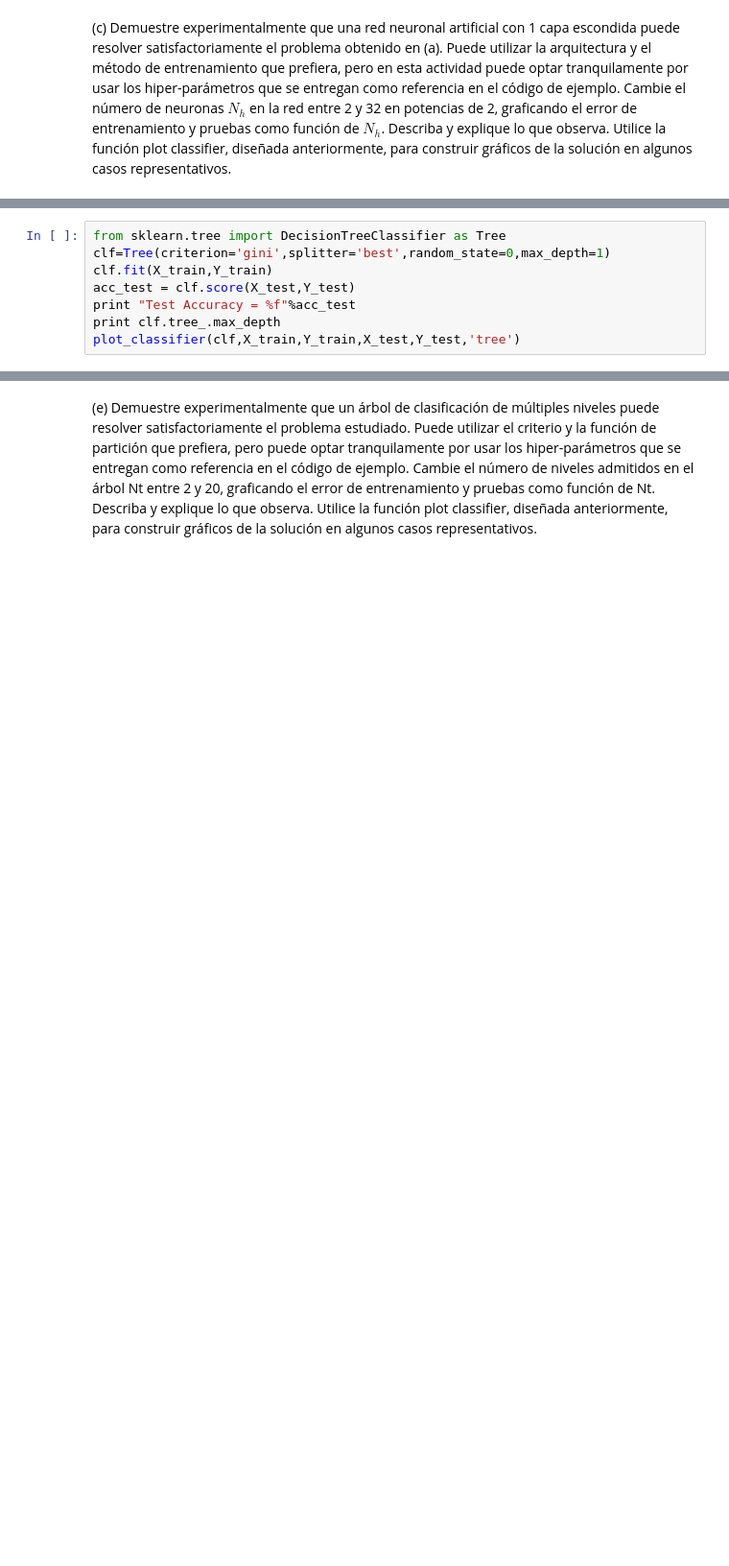
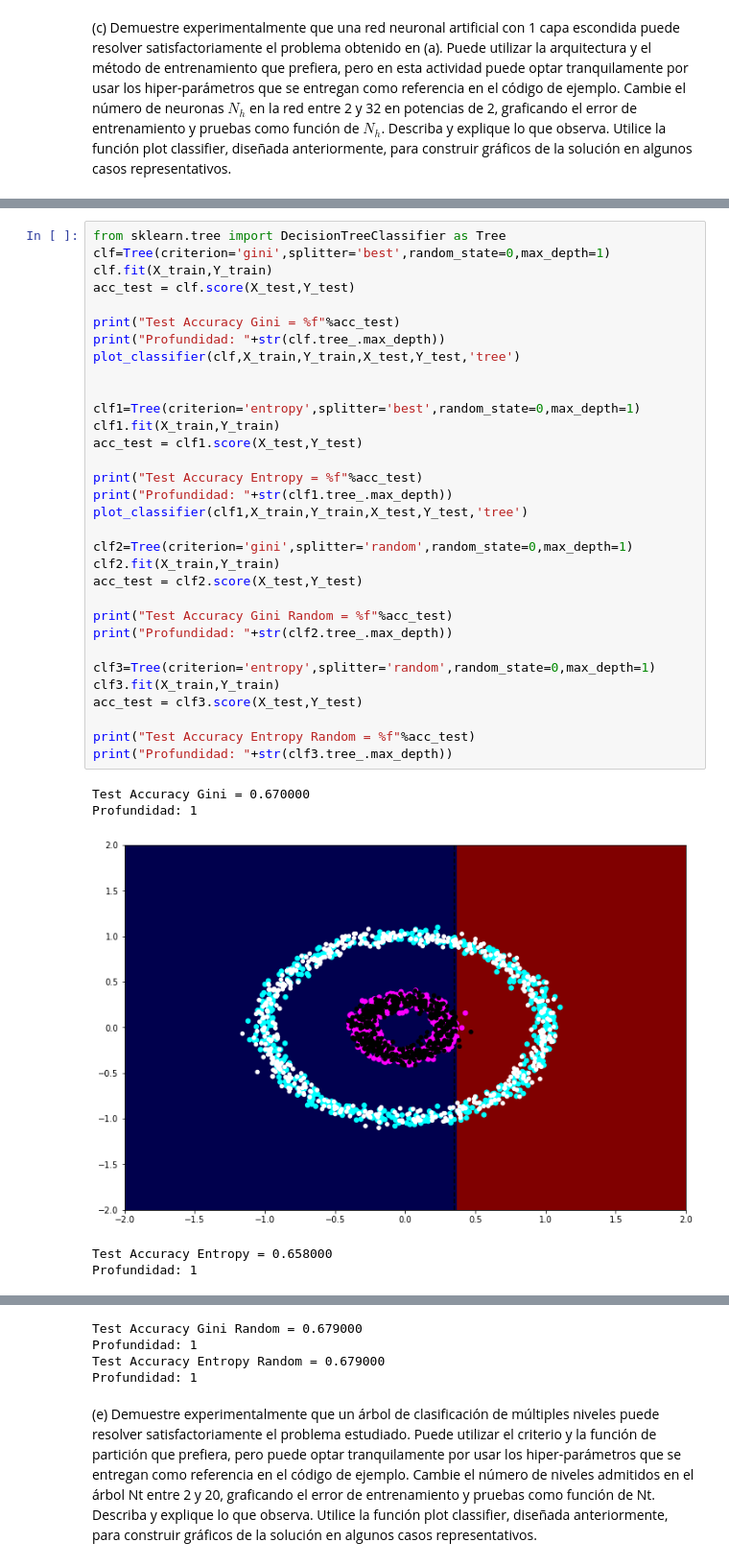
Before and after one commit to AlfredoAlfi/MachineLearning3, a Jupyter notebook: MachineLearning3.ipynb, the cells around one changed output, grey strips where cells are left out. Shown at 96% size. Saved outputs shown, nothing was run; the diff lists cells and outputs as text; blank space fills up the shorter version.

```diff
--- a/MachineLearning3.ipynb
+++ b/MachineLearning3.ipynb
@@ -118,11 +400,41 @@ permitan evaluar el desempeño del modelo en el problema con cada cambio efectua
 la función plot classifier para que represente gráficamente la solución encontrada por el árbol. Describa
 y explique lo que observa, reportando gráficos de la solución sólo para algunos casos representativos.
 </p>
-# %%
-from sklearn.tree import DecisionTreeClassifier as Tree
-clf=Tree(criterion='gini',splitter='best',random_state=0,max_depth=1)
-clf.fit(X_train,Y_train)
-acc_test = clf.score(X_test,Y_test)
-print "Test Accuracy = %f"%acc_test
-print clf.tree_.max_depth
-plot_classifier(clf,X_train,Y_train,X_test,Y_test,'tree')
+# %%
+from sklearn.tree import DecisionTreeClassifier as Tree
+clf=Tree(criterion='gini',splitter='best',random_state=0,max_depth=1)
+clf.fit(X_train,Y_train)
+acc_test = clf.score(X_test,Y_test)
+
+print("Test Accuracy Gini = %f"%acc_test)
+print("Profundidad: "+str(clf.tree_.max_depth))
+plot_classifier(clf,X_train,Y_train,X_test,Y_test,'tree')
+
+
+clf1=Tree(criterion='entropy',splitter='best',random_state=0,max_depth=1)
+clf1.fit(X_train,Y_train)
+acc_test = clf1.score(X_test,Y_test)
+
+print("Test Accuracy Entropy = %f"%acc_test)
+print("Profundidad: "+str(clf1.tree_.max_depth))
+plot_classifier(clf1,X_train,Y_train,X_test,Y_test,'tree')
+
+clf2=Tree(criterion='gini',splitter='random',random_state=0,max_depth=1)
+clf2.fit(X_train,Y_train)
+acc_test = clf2.score(X_test,Y_test)
+
+print("Test Accuracy Gini Random = %f"%acc_test)
+print("Profundidad: "+str(clf2.tree_.max_depth))
+
+clf3=Tree(criterion='entropy',splitter='random',random_state=0,max_depth=1)
+clf3.fit(X_train,Y_train)
+acc_test = clf3.score(X_test,Y_test)
+
+print("Test Accuracy Entropy Random = %f"%acc_test)
+print("Profundidad: "+str(clf3.tree_.max_depth))
+# %% [output]
+Test Accuracy Gini = 0.670000
+Profundidad: 1
+[figure, added]
+Test Accuracy Entropy = 0.658000
+Profundidad: 1
@@ -129,3 +442,7 @@ plot_classifier(clf,X_train,Y_train,X_test,Y_test,'tree')
+Test Accuracy Gini Random = 0.679000
+Profundidad: 1
+Test Accuracy Entropy Random = 0.679000
+Profundidad: 1
 # %% [markdown]
 <p>
 (e) Demuestre experimentalmente que un árbol de clasificación de múltiples niveles puede resolver satisfactoriamente
```
Also changed, not shown: parts of 16 cells of this notebook.
